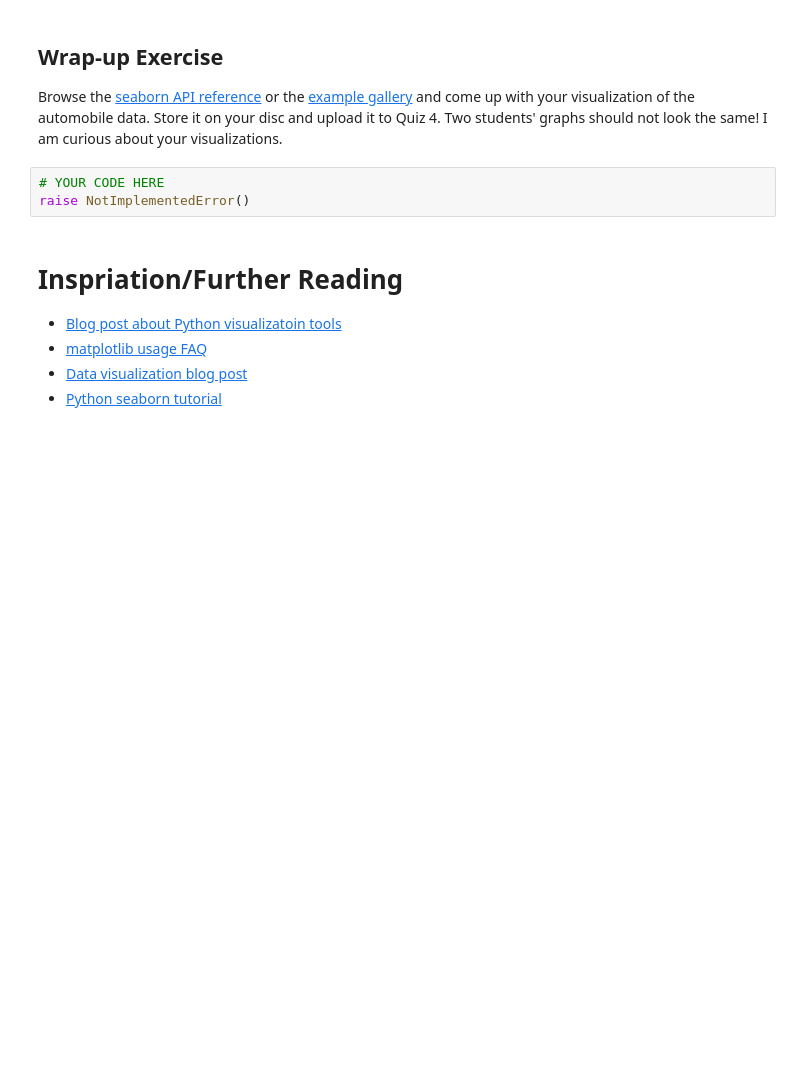
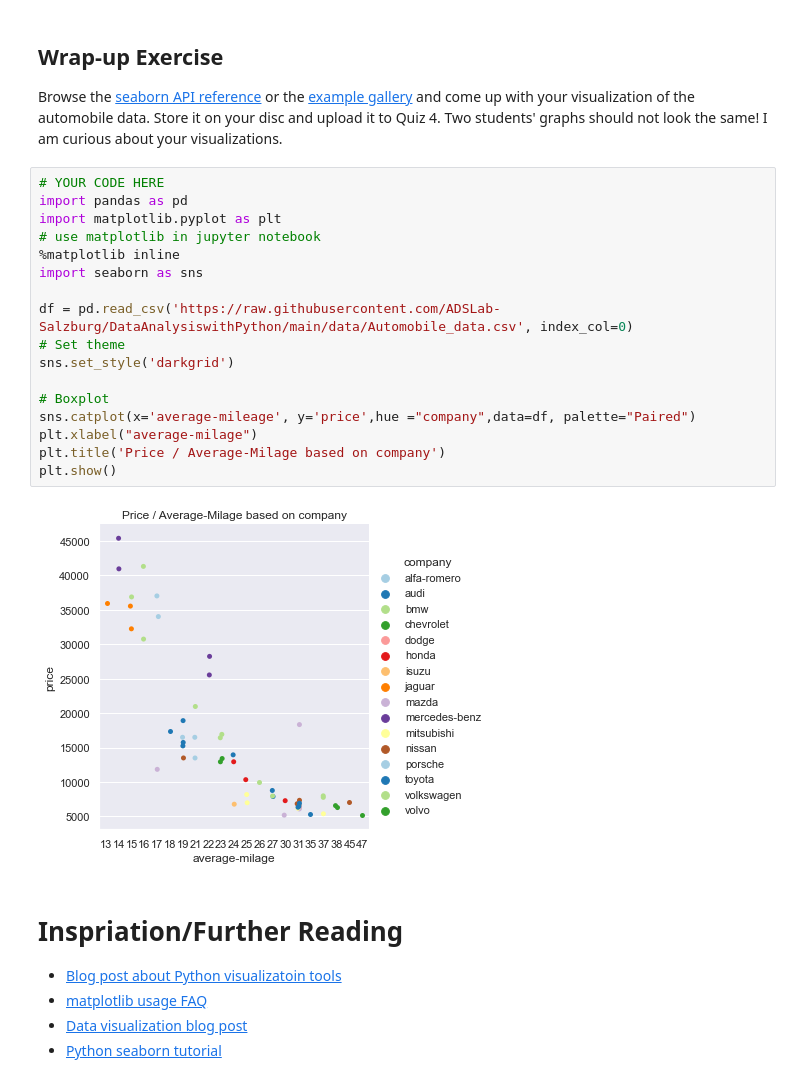
Before and after one commit to s-naegele/Data-Analysis, a Jupyter notebook: Lecturematerials/04_MatplotlibSeaborn.ipynb, the cells around one changed output. Drawn from its saved outputs; the diff is of its cells as text; blank space fills up the shorter version.

```diff
--- a/Lecturematerials/04_MatplotlibSeaborn.ipynb
+++ b/Lecturematerials/04_MatplotlibSeaborn.ipynb
@@ -318,9 +325,25 @@ If confused about how and when to use which framework, the following thoughts ca
 # %% [markdown]
 ## Wrap-up Exercise
 Browse the [seaborn API reference](http://seaborn.pydata.org/api.html) or the [example gallery](https://seaborn.pydata.org/examples/index.html) and come up with your visualization of the automobile data. Store it on your disc and upload it to Quiz 4. Two students' graphs should not look the same! I am curious about your visualizations.
-# %%
-# YOUR CODE HERE
-raise NotImplementedError()
+# %%
+# YOUR CODE HERE
+import pandas as pd
+import matplotlib.pyplot as plt
+# use matplotlib in jupyter notebook
+%matplotlib inline
+import seaborn as sns
+
+df = pd.read_csv('https://raw.githubusercontent.com/ADSLab-Salzburg/DataAnalysiswithPython/main/data/Automobile_data.csv', index_col=0)
+# Set theme
+sns.set_style('darkgrid')
+
+# Boxplot
+sns.catplot(x='average-mileage', y='price',hue ="company",data=df, palette="Paired")
+plt.xlabel("average-milage")
+plt.title('Price / Average-Milage based on company')
+plt.show()
+# %% [output]
+[figure, added]
 # %% [markdown]
 # Inspriation/Further Reading
 - [Blog post about Python visualizatoin tools](https://blog.magrathealabs.com/choosing-one-of-many-python-visualization-tools-7eb36fa5855f)
```
Also changed, not shown: parts of 19 cells of this notebook, 3 other files.
